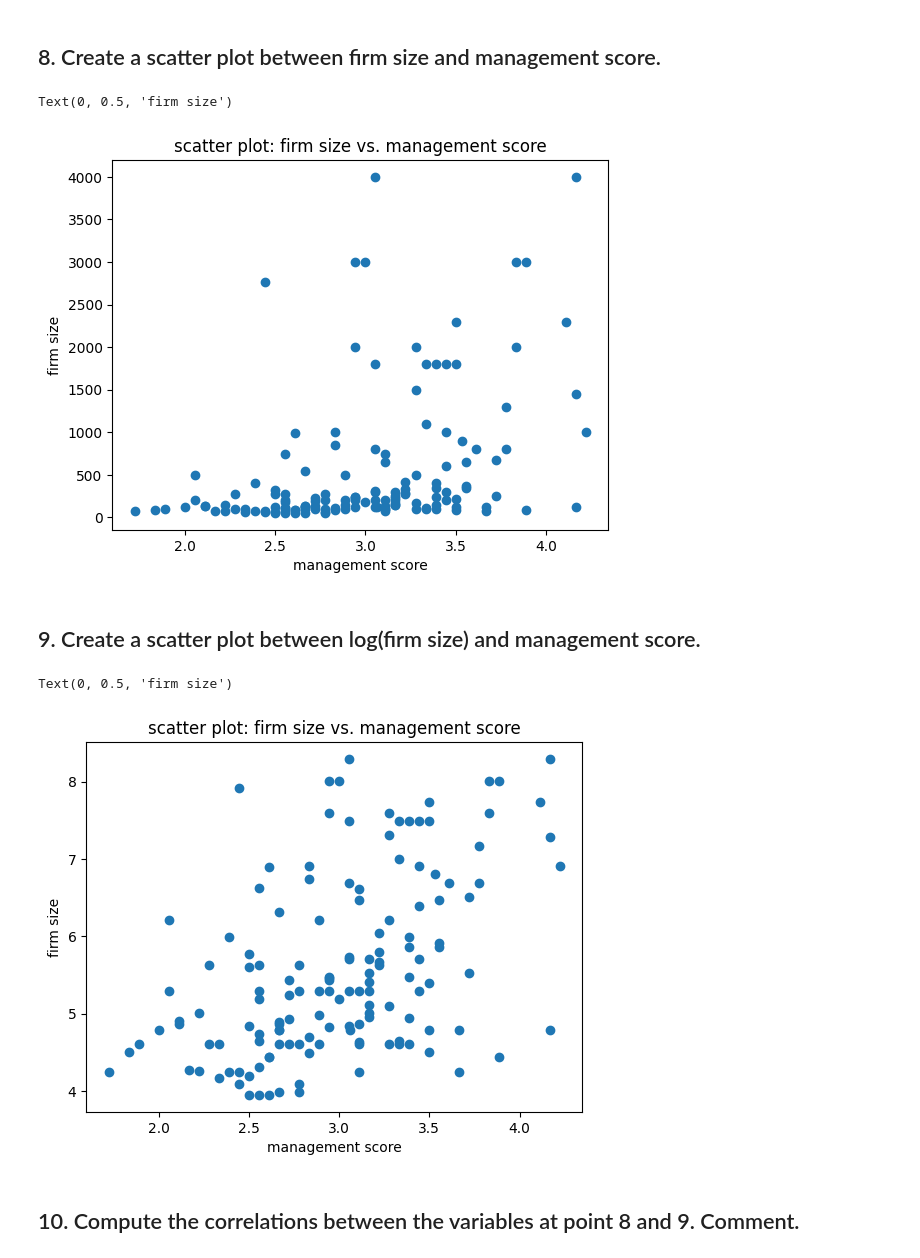
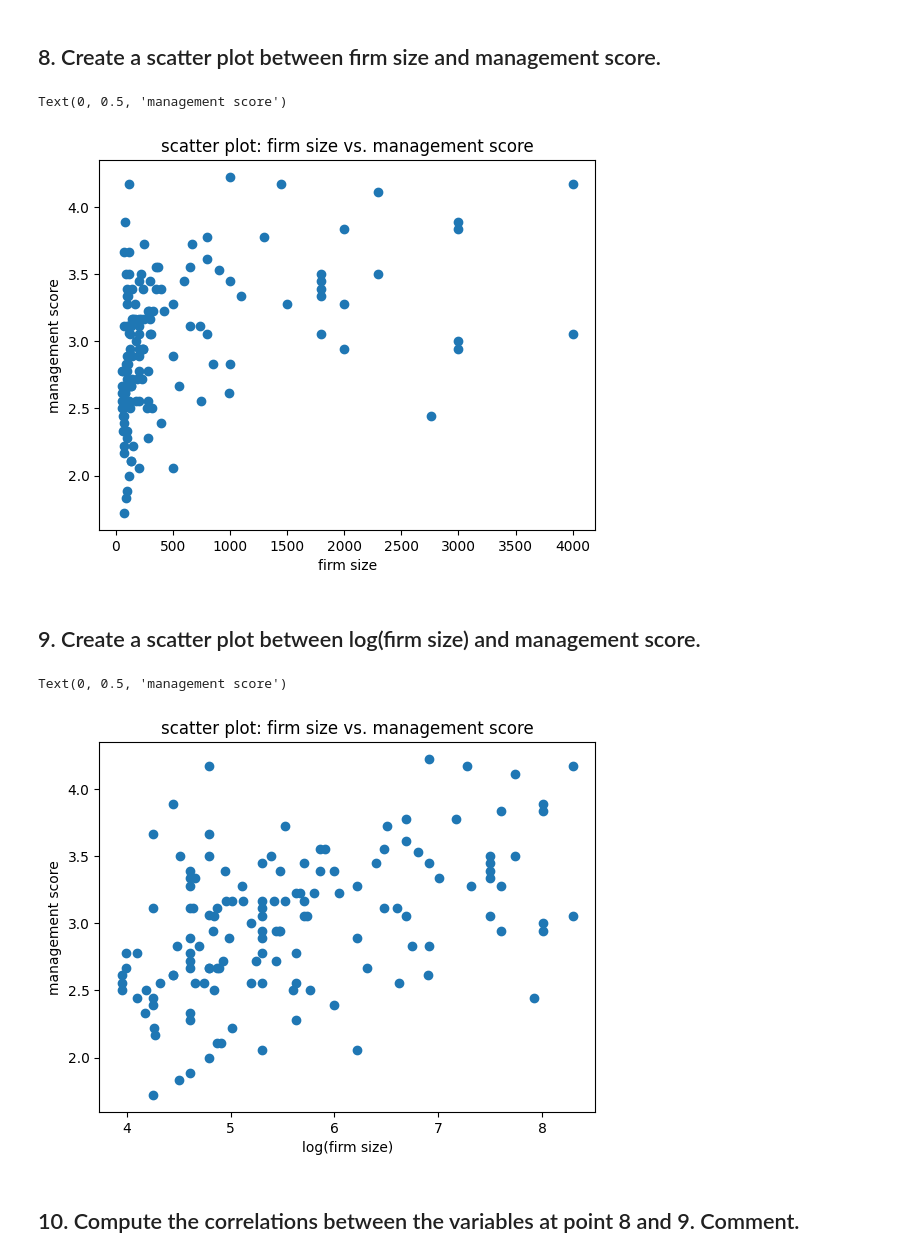
Before and after one commit to Ulyssem23/Homework1_AIDAMS_Deyris_Mai_Mace, a Jupyter notebook: Homework 1.ipynb, the cells around one changed output. Saved outputs shown, nothing was run; the diff lists cells and outputs as text; code cells hidden in the pictures.

```diff
--- a/Homework 1.ipynb
+++ b/Homework 1.ipynb
@@ -304,26 +304,26 @@ P-value: 2.4432561295661127e-06
 # %% [markdown]
 ## 8. Create a scatter plot between firm size and management score.
 # %%
-x= df1['management']
-y= df1['emp_firm']
+y= df1['management']
+x= df1['emp_firm']
 plt.scatter(x,y)
 plt.title('scatter plot: firm size vs. management score')
-plt.xlabel('management score')
-plt.ylabel('firm size')
+plt.xlabel('firm size')
+plt.ylabel('management score')
 # %% [output]
-Text(0, 0.5, 'firm size')
+Text(0, 0.5, 'management score')
-[figure, old version]
+[figure, new version]
 # %% [markdown]
 ## 9. Create a scatter plot between log(firm size) and management score.
 # %%
-y_log= np.log(df1['emp_firm'])
-plt.scatter(x,y_log)
+x_log= np.log(df1['emp_firm'])
+plt.scatter(x_log,y)
 plt.title('scatter plot: firm size vs. management score')
-plt.xlabel('management score')
-plt.ylabel('firm size')
+plt.xlabel('log(firm size)')
+plt.ylabel('management score')
 # %% [output]
-Text(0, 0.5, 'firm size')
+Text(0, 0.5, 'management score')
-[figure, old version]
+[figure, new version]
 # %% [markdown]
 ## 10. Compute the correlations between the variables at point 8 and 9. Comment.
 # %%
```
Also changed, not shown: parts of 12 cells of this notebook.
